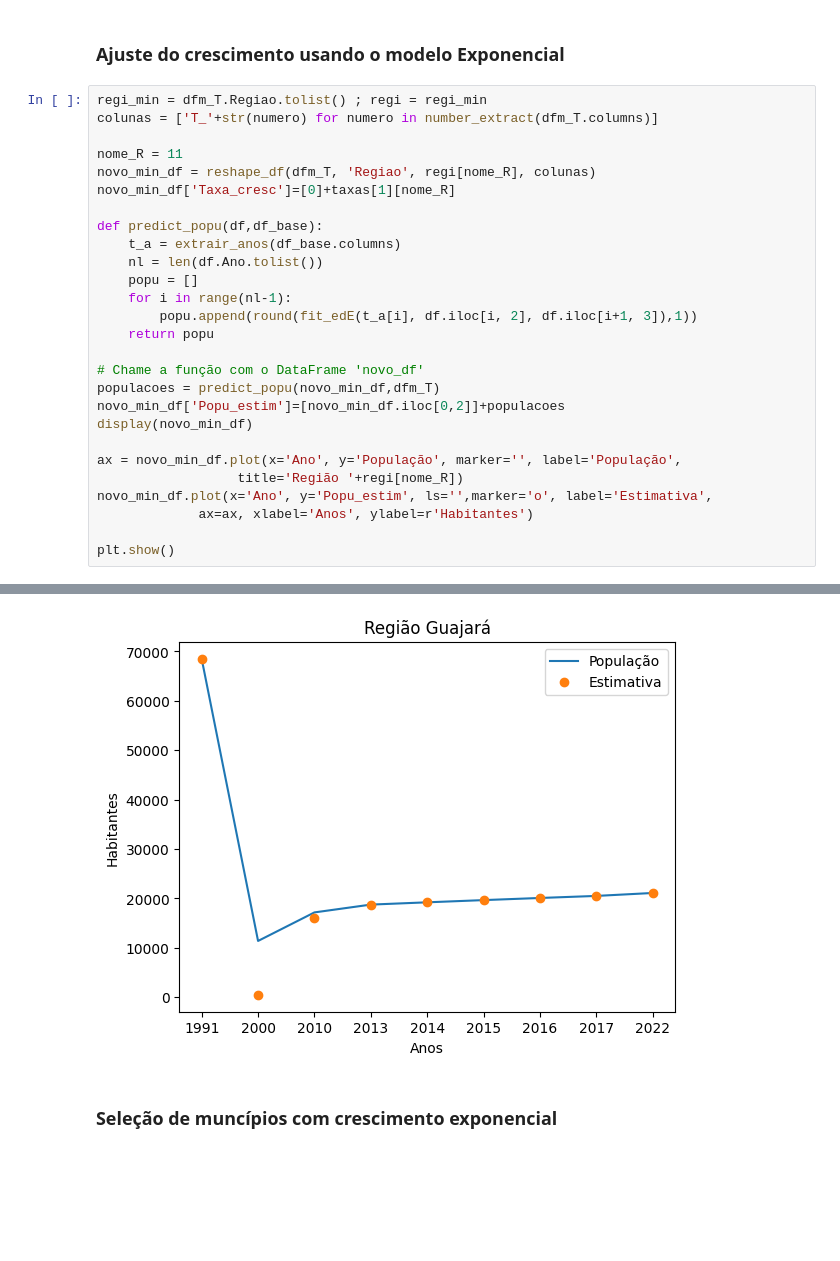
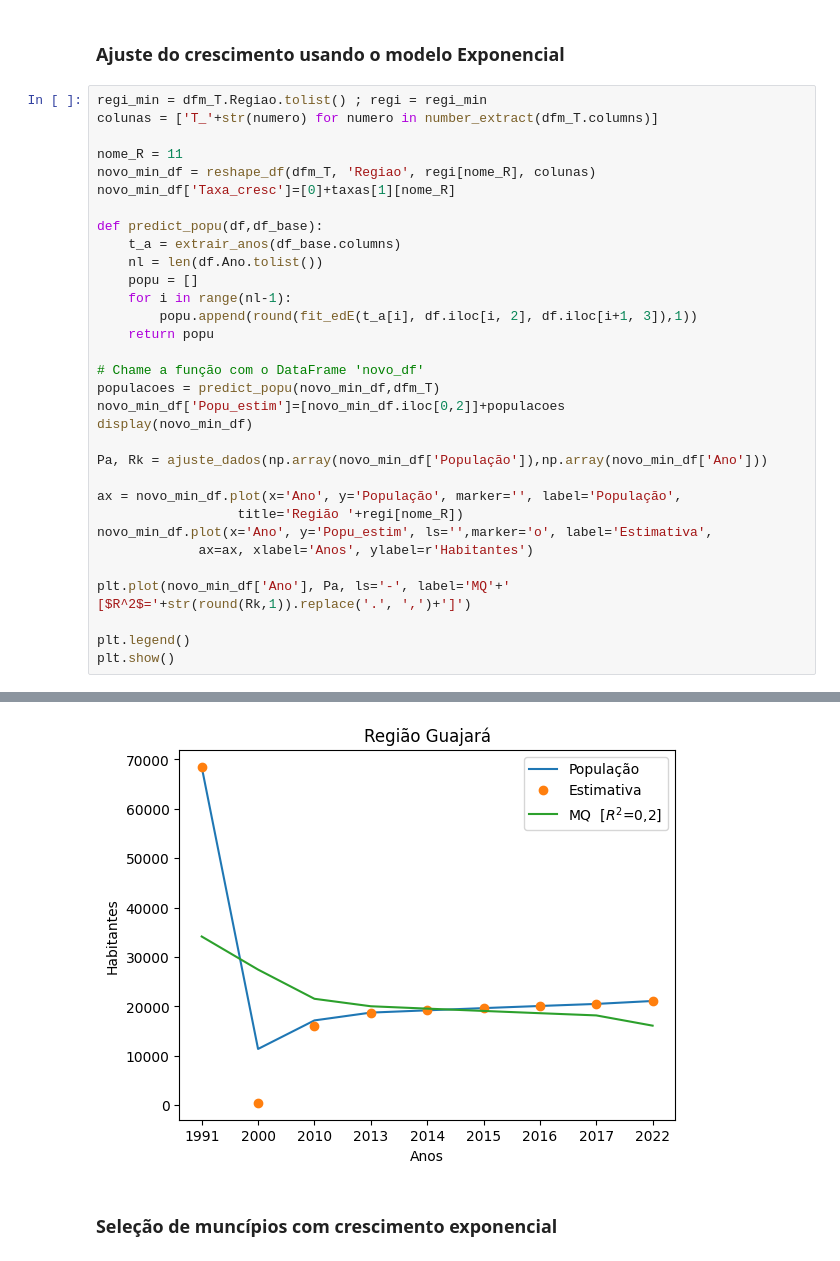
Before and after one commit to LuisAL79/Artigo_EPEPE_2024, a Jupyter notebook: Censo_Artigo_EPEPE.ipynb, the cells around one changed output, grey strips where cells are left out. Cells and saved outputs as stored; diff of their text form; blank space fills up the shorter version.

```diff
--- a/Censo_Artigo_EPEPE.ipynb
+++ b/Censo_Artigo_EPEPE.ipynb
@@ -438,34 +496,39 @@ novo_min_df['Taxa_cresc']=[0]+taxas[1][nome_R]
 def predict_popu(df,df_base):
     t_a = extrair_anos(df_base.columns)
     nl = len(df.Ano.tolist())
     popu = []
     for i in range(nl-1):
         popu.append(round(fit_edE(t_a[i], df.iloc[i, 2], df.iloc[i+1, 3]),1))
     return popu
 
 # Chame a função com o DataFrame 'novo_df'
 populacoes = predict_popu(novo_min_df,dfm_T)
 novo_min_df['Popu_estim']=[novo_min_df.iloc[0,2]]+populacoes
 display(novo_min_df)
 
+Pa, Rk = ajuste_dados(np.array(novo_min_df['População']),np.array(novo_min_df['Ano']))
+
 ax = novo_min_df.plot(x='Ano', y='População', marker='', label='População',
                   title='Região '+regi[nome_R])
 novo_min_df.plot(x='Ano', y='Popu_estim', ls='',marker='o', label='Estimativa',
              ax=ax, xlabel='Anos', ylabel=r'Habitantes')
 
+plt.plot(novo_min_df['Ano'], Pa, ls='-', label='MQ'+'  [$R^2$='+str(round(Rk,1)).replace('.', ',')+']')
+
+plt.legend()
 plt.show()
 # %% [output]
 |  | Regiao | Ano | População | Taxa_cresc | Popu_estim |
 | 0 | Guajará | 1991 | 68465.0 | 0.000000 | 68465.0 |
 | 1 |  | 2000 | 11378.0 | -0.557479 | 453.4 |
 | 2 |  | 2010 | 17154.0 | 0.033671 | 15933.1 |
 | 3 |  | 2013 | 18736.0 | 0.028145 | 18665.3 |
 | 4 |  | 2014 | 19197.0 | 0.024014 | 19191.4 |
 | 5 |  | 2015 | 19645.0 | 0.022805 | 19639.8 |
 | 6 |  | 2016 | 20077.0 | 0.021517 | 20072.3 |
 | 7 |  | 2017 | 20492.0 | 0.020252 | 20487.7 |
 | 8 |  | 2022 | 21087.0 | 0.005643 | 21078.4 |
-[figure, old version]
+[figure, new version]
 # %% [markdown]
 ### **Seleção de muncípios com crescimento exponencial**
 # %%
```
Also changed, not shown: parts of 6 cells of this notebook.
